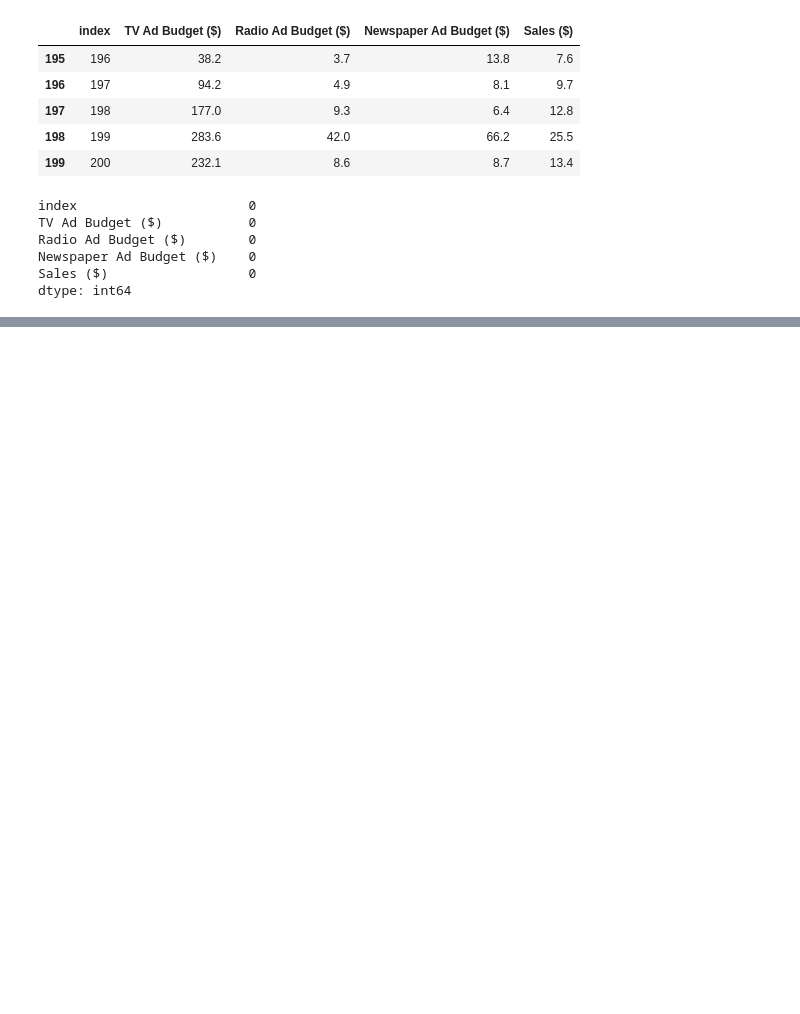
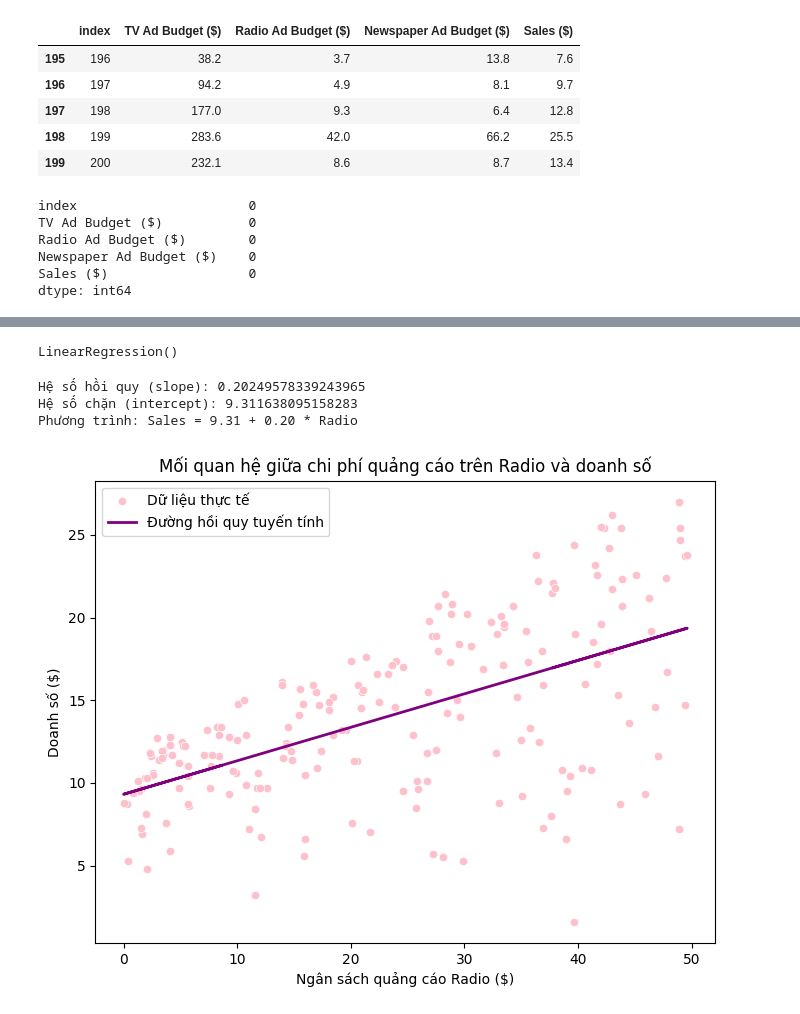
Before and after one commit to ThanhTuyen0302/CSA17, a Jupyter notebook: B7/hoiquytuyentinh.ipynb, the cells around one changed output, grey strips where cells are left out. Cells and saved outputs as stored; diff of their text form; code cells hidden in the pictures; blank space fills up the shorter version.

```diff
--- a/B7/hoiquytuyentinh.ipynb
+++ b/B7/hoiquytuyentinh.ipynb
@@ -36,0 +75,36 @@ df
+# %%
+# tao mo hinh: Radio
+model = LinearRegression()
+X = df[["Radio"]]
+y = df["Sales"]
+model.fit(X, y)
+
+model
+# %% [output]
+LinearRegression()
+# %%
+# tao duong hoi quy (du doan)
+y_pred = model.predict(X)
+# %%
+# --- In thông tin mô hình ---
+print("Hệ số hồi quy (slope):", model.coef_[0])
+print("Hệ số chặn (intercept):", model.intercept_)
+print(f"Phương trình: Sales = {model.intercept_:.2f} + {model.coef_[0]:.2f} * Radio")
+# %% [output]
+Hệ số hồi quy (slope): 0.20249578339243965
+Hệ số chặn (intercept): 9.311638095158283
+Phương trình: Sales = 9.31 + 0.20 * Radio
+# %%
+# ve bieu doi hoi quy
+plt.figure(figsize=(8, 6))
+sns.scatterplot(x=X["Radio"], y=y, color="pink", label="Dữ liệu thực tế")
+plt.plot(
+    X["Radio"], y_pred, color="purple", linewidth=2, label="Đường hồi quy tuyến tính"
+)
+plt.title("Mối quan hệ giữa chi phí quảng cáo trên Radio và doanh số")
+plt.xlabel("Ngân sách quảng cáo Radio ($)")
+plt.ylabel("Doanh số ($)")
+plt.legend()
+plt.show()
+# %% [output]
+[figure, added]
```
Also changed, not shown: parts of 5 cells of this notebook.
